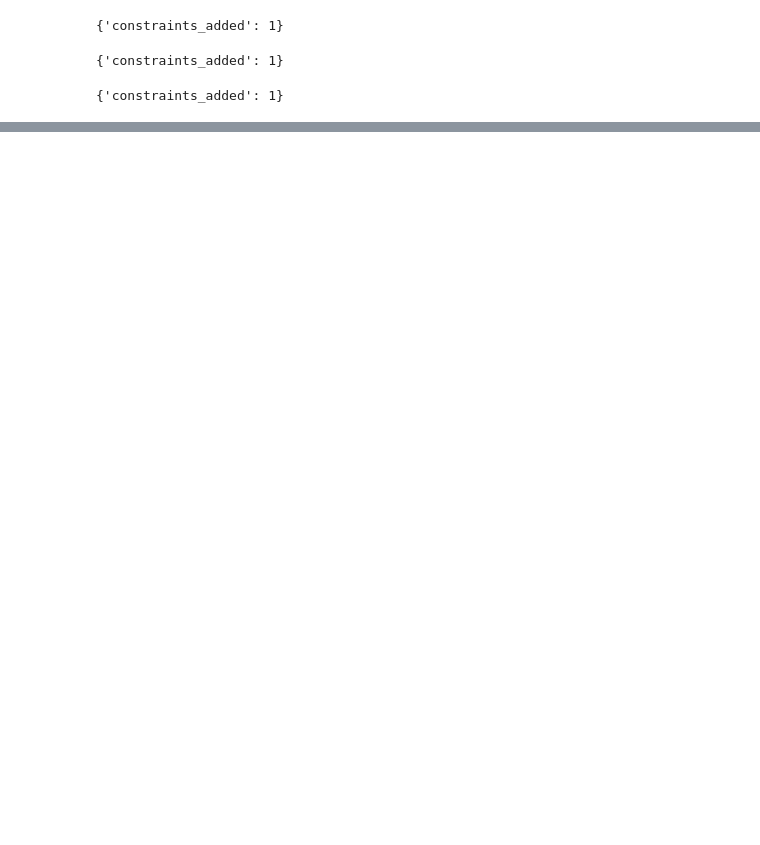
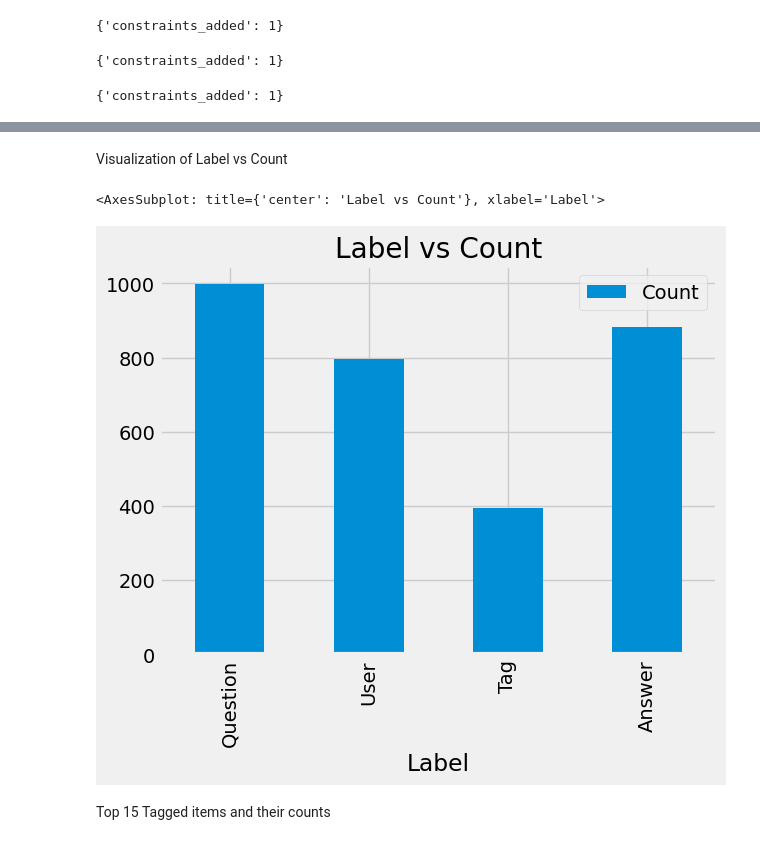
Before and after one commit to saiful-aromax/AroAI, a Jupyter notebook: B9AI101 GAI/Graph Data Science Prediction Case Study/CA_2.ipynb, the cells around one changed output, grey strips where cells are left out. Saved outputs shown, nothing was run; the diff lists cells and outputs as text; code cells hidden in the pictures; blank space fills up the shorter version.

```diff
--- a/B9AI101 GAI/Graph Data Science Prediction Case Study/CA_2.ipynb
+++ b/B9AI101 GAI/Graph Data Science Prediction Case Study/CA_2.ipynb
@@ -147,0 +225,8 @@ In the next notebook we'll explore the data that we've imported.
+# %%
+query = """ MATCH (n) RETURN labels(n) as Label, count(*) as Count; """
+result = pd.DataFrame(graph.run(query).to_data_frame())
+result_dict = {'Label': [], 'Count': []}
+result['Label'] = [line for line in result['Label'].str[0]]
+result['Count'] = [line for line in result['Count']]
+result_df = pd.DataFrame(result)
+result_df
@@ -147,0 +239,9 @@ In the next notebook we'll explore the data that we've imported.
+# %% [markdown]
+Visualization of Label vs Count
+# %%
+result_df.plot(x='Label', y='Count', kind='bar', title='Label vs Count')
+# %% [output]
+<AxesSubplot: title={'center': 'Label vs Count'}, xlabel='Label'>
+[figure, added]
+# %% [markdown]
+Top 15 Tagged items and their counts
```
Also changed, not shown: parts of 57 cells of this notebook.
